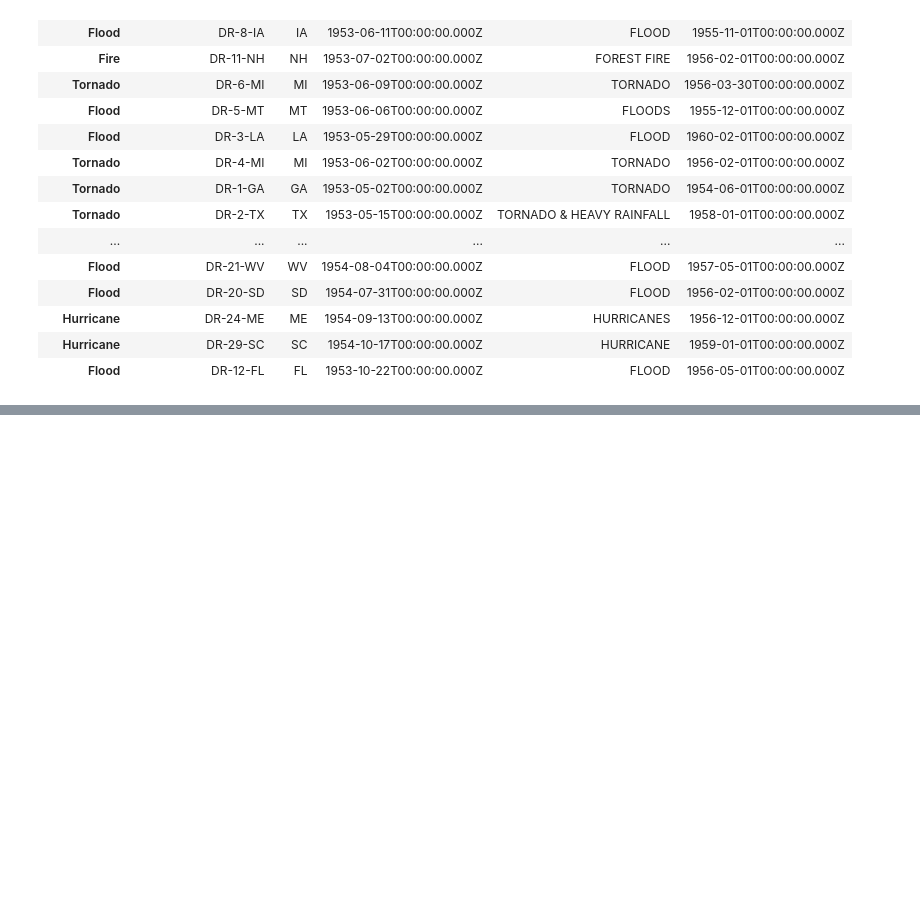
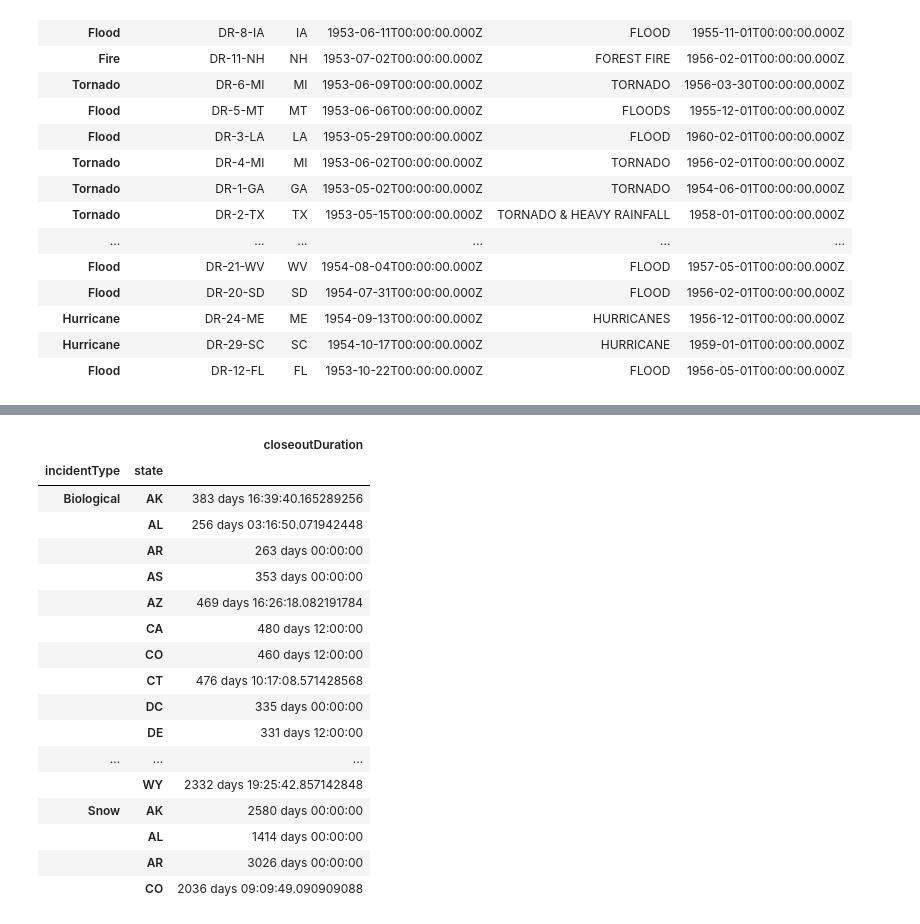
Before and after one commit to bwsi-remote-sensing-2021/Group5PandaProject, a Jupyter notebook: Project.ipynb, the cells around one changed output, grey strips where cells are left out. Cells and saved outputs as stored; diff of their text form; code cells hidden in the pictures; blank space fills up the shorter version.

```diff
--- a/Project.ipynb
+++ b/Project.ipynb
@@ -76,0 +83,21 @@ data.groupby(['incidentType']).head(5).sort_values('incidentType')
+# %%
+data = data.groupby(['incidentType','state']).apply(lambda x: np.mean(x)).sort_index()
+# %% [output]
+|  |  | closeoutDuration |
+| incidentType | state |  |
+| Biological | AK | 383 days 16:39:40.165289256 |
+|  | AL | 256 days 03:16:50.071942448 |
+|  | AR | 263 days 00:00:00 |
+|  | AS | 353 days 00:00:00 |
+|  | AZ | 469 days 16:26:18.082191784 |
+|  | CA | 480 days 12:00:00 |
+|  | CO | 460 days 12:00:00 |
+|  | CT | 476 days 10:17:08.571428568 |
+|  | DC | 335 days 00:00:00 |
+|  | DE | 331 days 12:00:00 |
+| ... | ... | ... |
+|  | WY | 2332 days 19:25:42.857142848 |
+| Snow | AK | 2580 days 00:00:00 |
+|  | AL | 1414 days 00:00:00 |
+|  | AR | 3026 days 00:00:00 |
+|  | CO | 2036 days 09:09:49.090909088 |
```
Also changed, not shown: parts of 4 cells of this notebook.
